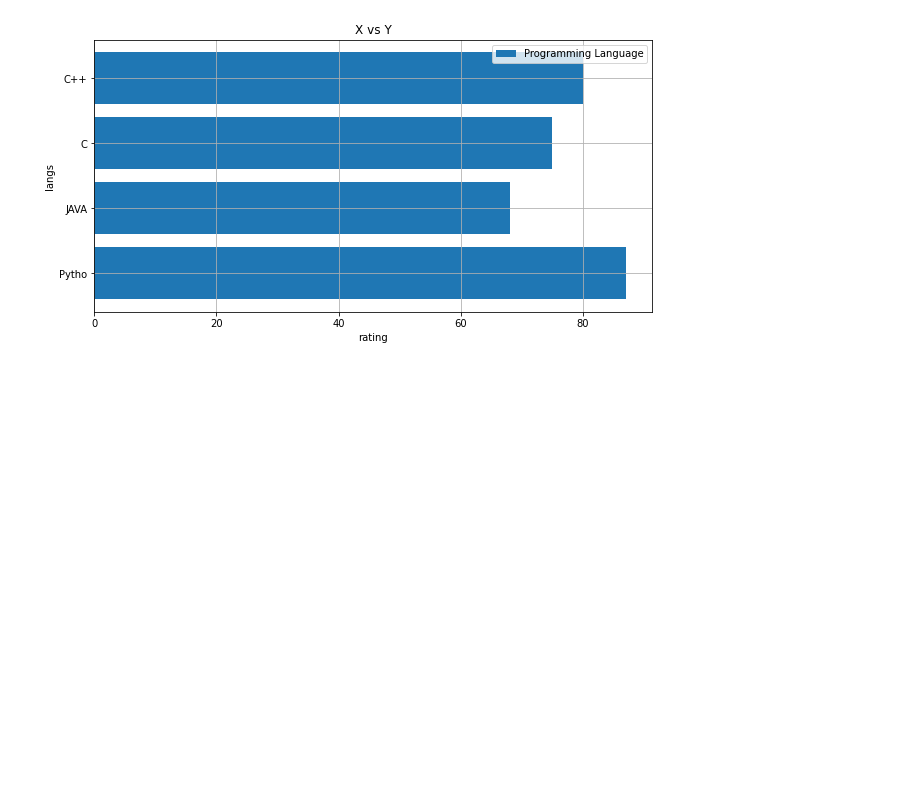
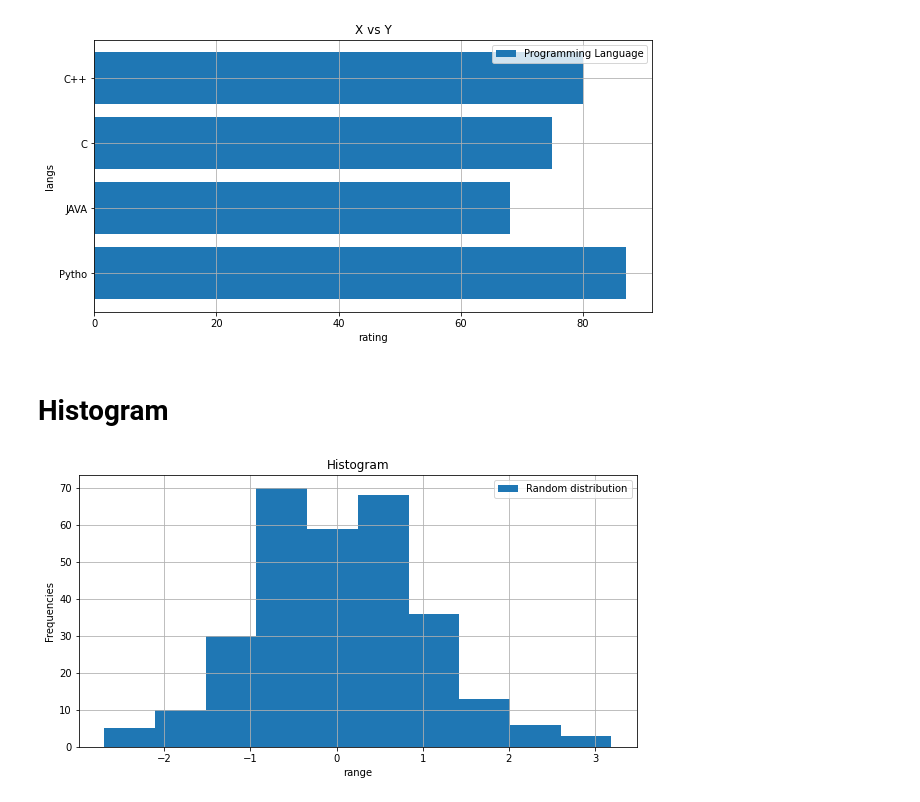
Before and after one commit to Rasel-25/Python, a Jupyter notebook: dataVisualization/eda.ipynb, the cells around one changed output. Drawn from its saved outputs; the diff is of its cells as text; code cells hidden in the pictures; blank space fills up the shorter version.

```diff
--- a/dataVisualization/eda.ipynb
+++ b/dataVisualization/eda.ipynb
@@ -74,3 +74,20 @@ plt.grid(True)
 plt.show() #Display all open figures.
 # %% [output]
 [figure]
+# %% [markdown]
+# Histogram
+# %%
+# Bar chart show the frequencies of continuous variables
+h=np.random.randn(300)
+
+plt.figure(figsize=(10,5))
+plt.hist(h,bins=10, label='Random distribution') # bins specify the number of bar
+plt.title('Histogram')
+
+plt.xlabel("range")
+plt.ylabel("Frequencies")
+plt.legend() # recognize the label
+plt.grid(True)
+plt.show() #Display all open figures.
+# %% [output]
+[figure, added]
```
Also changed, not shown: parts of 6 cells of this notebook.
